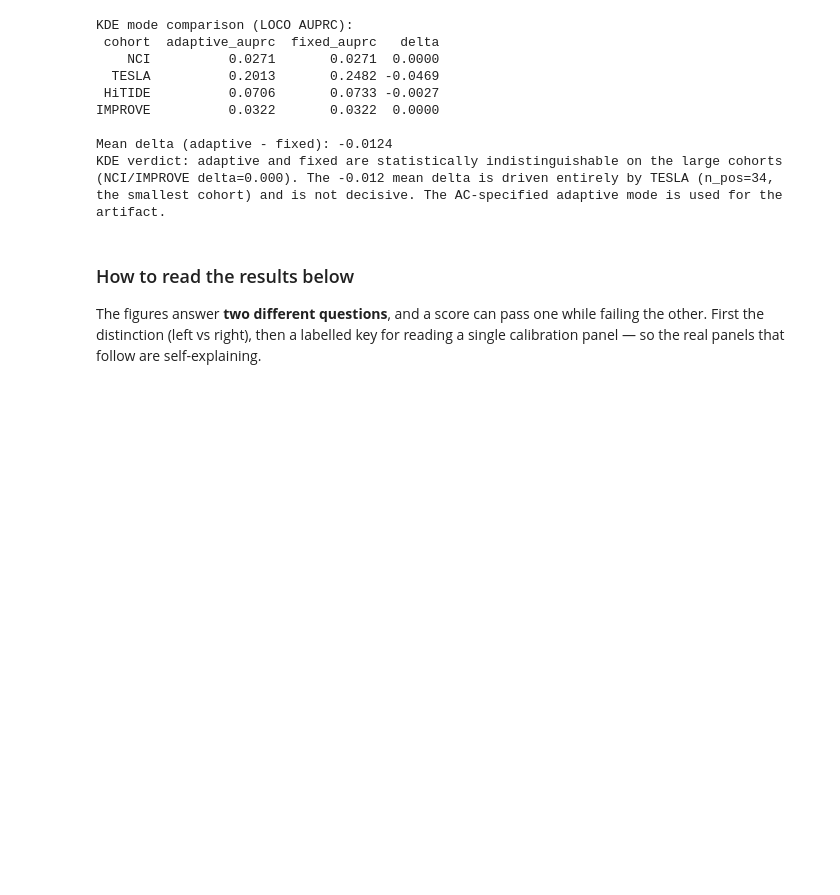
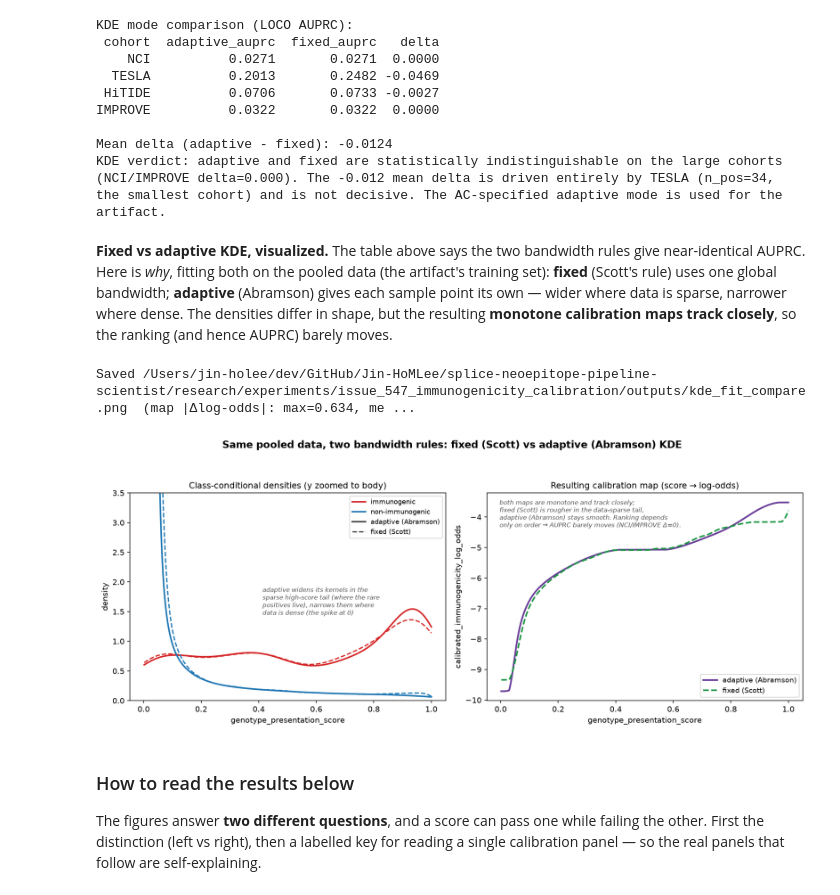
Before and after one commit to Jin-HoMLee/splice-neoepitope-pipeline, a Jupyter notebook: research/experiments/issue_547_immunogenicity_calibration/notebook.ipynb, the cells around one changed output. Drawn from its saved outputs; the diff is of its cells as text; code cells hidden in the pictures; blank space fills up the shorter version.

```diff
--- a/research/experiments/issue_547_immunogenicity_calibration/notebook.ipynb
+++ b/research/experiments/issue_547_immunogenicity_calibration/notebook.ipynb
@@ -718,6 +718,70 @@ Mean delta (adaptive - fixed): -0.0124
 KDE verdict: adaptive and fixed are statistically indistinguishable on the large cohorts
 (NCI/IMPROVE delta=0.000). The -0.012 mean delta is driven entirely by TESLA (n_pos=34,
 the smallest cohort) and is not decisive. The AC-specified adaptive mode is used for the artifact.
+# %% [markdown]
+**Fixed vs adaptive KDE, visualized.** The table above says the two bandwidth rules give near-identical AUPRC. Here is *why*, fitting both on the pooled data (the artifact's training set): **fixed** (Scott's rule) uses one global bandwidth; **adaptive** (Abramson) gives each sample point its own — wider where data is sparse, narrower where dense. The densities differ in shape, but the resulting **monotone calibration maps track closely**, so the ranking (and hence AUPRC) barely moves.
+# %%
+# Same pooled data, fitted two ways: fixed (Scott) vs adaptive (Abramson) KDE.
+# Left: class-conditional densities. Right: the resulting calibration maps.
+from calibrator import adaptive_kde, fixed_kde, _EPS
+from matplotlib.lines import Line2D
+from IPython.display import Image, display
+
+_sc = df["genotype_presentation_score"].values.astype(float)
+_lb = df["label"].values.astype(int)
+_np_ = sum(true_pos[c] for c in COHORTS); _nn = sum(true_neg[c] for c in COHORTS)
+_pos, _neg = _sc[_lb == 1], _sc[_lb == 0]
+_lo, _hi = float(_sc.min()), float(_sc.max())
+_grid = np.linspace(_lo, _hi, 512)
+_dens = {}
+for _mode, _mk in [("adaptive", adaptive_kde), ("fixed", fixed_kde)]:
+    _dens[(_mode, "pos")] = np.clip(_mk(_pos)(_grid), _EPS, None)
+    _dens[(_mode, "neg")] = np.clip(_mk(_neg)(_grid), _EPS, None)
+_maps = {}
+for _mode in ("adaptive", "fixed"):
+    _c = PresentationCalibrator(kde_mode=_mode, n_grid=512)
+    _c.fit(_sc, _lb, n_pos_true=_np_, n_neg_true=_nn, fit_cohorts=COHORTS)
+    _maps[_mode] = _c
+
+C_POS, C_NEG = "#d62728", "#1f77b4"
+fig, (axL, axR) = plt.subplots(1, 2, figsize=(13, 5.4))
+fig.suptitle("Same pooled data, two bandwidth rules: fixed (Scott) vs adaptive (Abramson) KDE",
+             fontsize=13, fontweight="bold")
+
+# LEFT: densities
+for _cls, _col in [("pos", C_POS), ("neg", C_NEG)]:
+    axL.plot(_grid, _dens[("adaptive", _cls)], color=_col, lw=2.0, ls="-")
+    axL.plot(_grid, _dens[("fixed", _cls)], color=_col, lw=1.6, ls="--")
+axL.set_ylim(0, 3.5)
+axL.set_title("Class-conditional densities (y zoomed to body)", fontsize=11)
+axL.set_xlabel("genotype_presentation_score"); axL.set_ylabel("density")
+_leg = [Line2D([0], [0], color=C_POS, lw=2, label="immunogenic"),
+        Line2D([0], [0], color=C_NEG, lw=2, label="non-immunogenic"),
+        Line2D([0], [0], color="#444", lw=2, ls="-", label="adaptive (Abramson)"),
+        Line2D([0], [0], color="#444", lw=1.6, ls="--", label="fixed (Scott)")]
+axL.legend(handles=_leg, fontsize=8.5, loc="upper right")
+axL.text(0.42, 0.55, "adaptive widens its kernels in the\nsparse high-score tail (where the rare\npositives live), narrows them where\ndata is dense (the spike at 0)",
+         transform=axL.transAxes, fontsize=8.3, style="italic", color="#555", va="top")
+
+# RIGHT: resulting calibration maps
+_fine = np.linspace(_lo, _hi, 1000)
+axR.plot(_fine, _maps["adaptive"].transform(_fine), color="#6a3d9a", lw=2.2, ls="-", label="adaptive (Abramson)")
+axR.plot(_fine, _maps["fixed"].transform(_fine), color="#1a9641", lw=2.0, ls="--", label="fixed (Scott)")
+axR.set_title("Resulting calibration map (score → log-odds)", fontsize=11)
+axR.set_xlabel("genotype_presentation_score"); axR.set_ylabel("calibrated_immunogenicity_log_odds")
+axR.legend(fontsize=9, loc="lower right")
+axR.text(0.04, 0.97, "both maps are monotone and track closely;\nfixed (Scott) is rougher in the data-sparse tail,\nadaptive (Abramson) stays smooth. Ranking depends\nonly on order → AUPRC barely moves (NCI/IMPROVE Δ=0).",
+         transform=axR.transAxes, fontsize=8.0, style="italic", color="#555", va="top")
+
+fig.tight_layout(rect=[0, 0, 1, 0.93])
+_kp = os.path.join(BASE, "outputs/kde_fit_compare.png")
+fig.savefig(_kp, dpi=150, bbox_inches="tight"); plt.close(fig)
+_d = np.abs(_maps["adaptive"].transform(_fine) - _maps["fixed"].transform(_fine))
+print(f"Saved {_kp}  (map |Δlog-odds|: max={_d.max():.3f}, mean={_d.mean():.3f})")
+display(Image(filename=_kp))
+# %% [output]
+Saved /Users/jin-holee/dev/GitHub/Jin-HoMLee/splice-neoepitope-pipeline-scientist/research/experiments/issue_547_immunogenicity_calibration/outputs/kde_fit_compare.png  (map |Δlog-odds|: max=0.634, me ...
+[figure, added]
 # %% [markdown]
 ### How to read the results below
 
```
Also changed, not shown: 2 other files.
